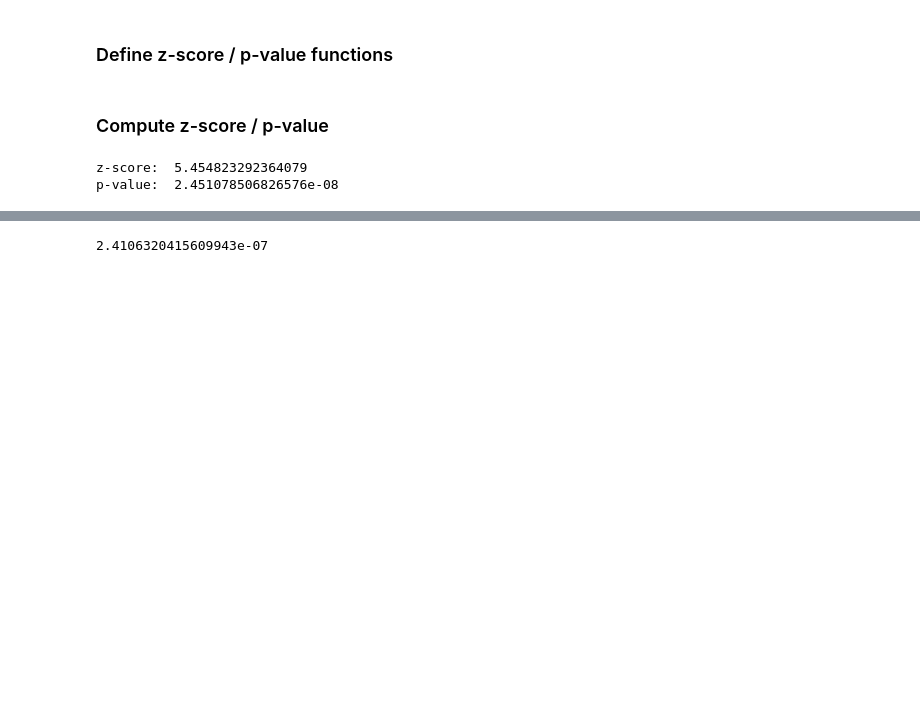
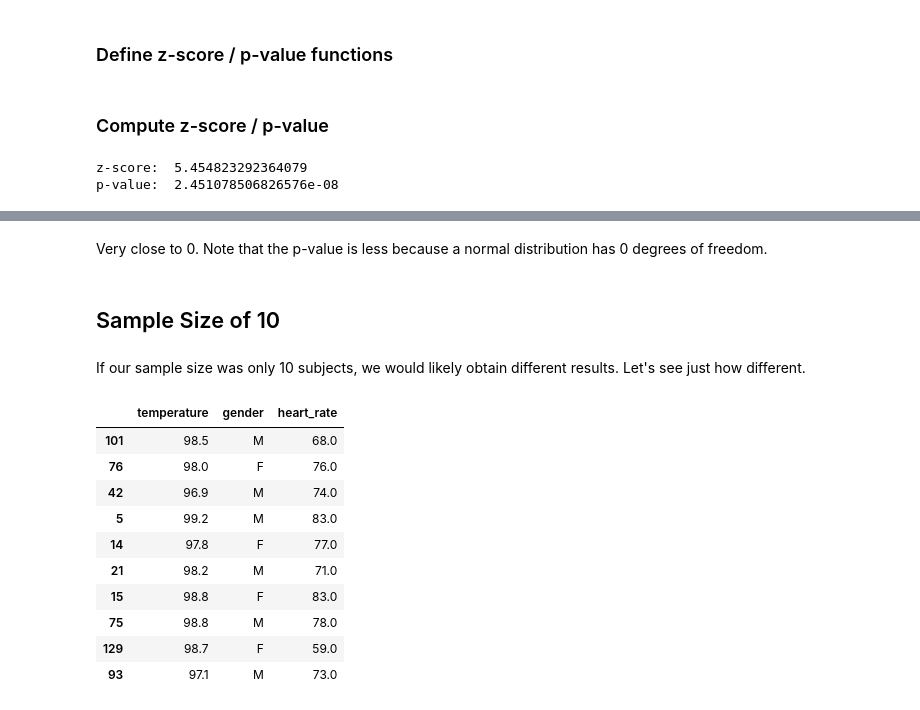
Before and after one commit to coreyjwade/Body_Temperature, a Jupyter notebook: Mean_Body_Temperature.ipynb, the cells around one changed output, grey strips where cells are left out. Cells and saved outputs as stored; diff of their text form; code cells hidden in the pictures; blank space fills up the shorter version.

```diff
--- a/Mean_Body_Temperature.ipynb
+++ b/Mean_Body_Temperature.ipynb
@@ -312,5 +347,6 @@ The probability is almost 0! Again, we convincingly reject the null hypothesis.
-# %%
-pval = st.t.sf(zscore, 129)*2  # two-sided pvalue = Prob(abs(t)>tt)
-print(pval)
-# %% [output]
-2.4106320415609943e-07
+# %% [markdown]
+Very close to 0. Note that the p-value is less because a normal distribution has 0 degrees of freedom.
+# %% [markdown]
+## Sample Size of 10
+# %% [markdown]
+If our sample size was only 10 subjects, we would likely obtain different results. Let's see just how different.
@@ -316,0 +355,14 @@ print(pval)
+# %%
+df_10
+# %% [output]
+|  | temperature | gender | heart_rate |
+| 101 | 98.5 | M | 68.0 |
+| 76 | 98.0 | F | 76.0 |
+| 42 | 96.9 | M | 74.0 |
+| 5 | 99.2 | M | 83.0 |
+| 14 | 97.8 | F | 77.0 |
+| 21 | 98.2 | M | 71.0 |
+| 15 | 98.8 | F | 83.0 |
+| 75 | 98.8 | M | 78.0 |
+| 129 | 98.7 | F | 59.0 |
+| 93 | 97.1 | M | 73.0 |
```
Also changed, not shown: parts of 51 cells of this notebook.
